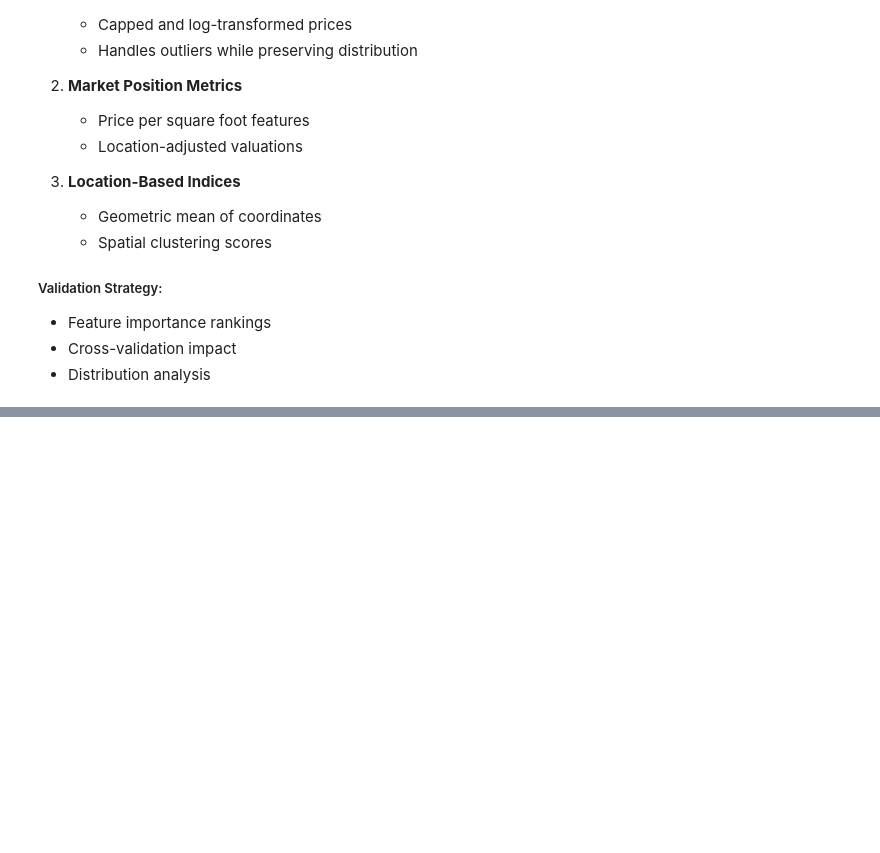
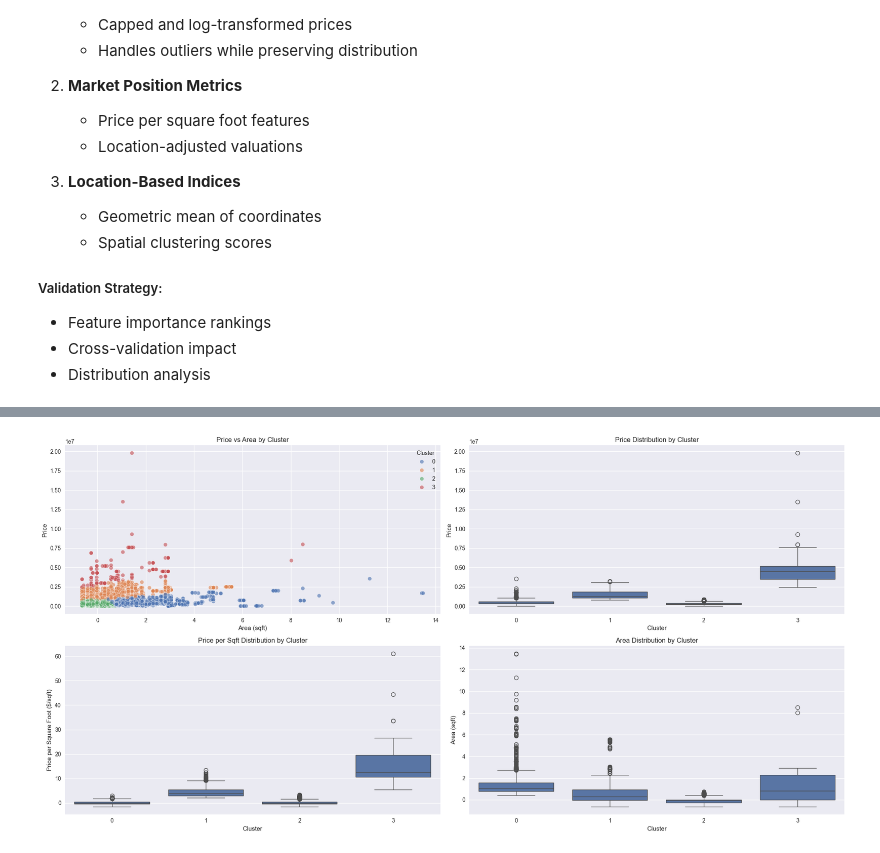
Before and after one commit to CSY2082-2425/assignment-1-ryantigi254, a Jupyter notebook: main_assginment.ipynb, the cells around one changed output, grey strips where cells are left out. Drawn from its saved outputs; the diff is of its cells as text; code cells hidden in the pictures; blank space fills up the shorter version.

```diff
--- a/main_assginment.ipynb
+++ b/main_assginment.ipynb
@@ -1443,0 +2160,99 @@ df_processed.to_csv('preprocessed_housing_dataset.csv', index=False)
+# %%
+import numpy as np
+import pandas as pd
+import matplotlib.pyplot as plt
+import seaborn as sns
+from sklearn.cluster import KMeans
+from sklearn.preprocessing import StandardScaler
+from sklearn.metrics import silhouette_score, calinski_harabasz_score, davies_bouldin_score
+from scipy import stats
+
+def analyze_housing_clusters(X_train, y_train, n_clusters=4):
+    # Prepare features for clustering
+    cluster_features = ['Price', 'Price per Square Foot ($/sqft)', 'Area (sqft)']
+    X_cluster = X_train[cluster_features].copy()
+
+    # Scale features
+    scaler = StandardScaler()
+    X_scaled = scaler.fit_transform(X_cluster)
+    X_scaled = pd.DataFrame(X_scaled, columns=cluster_features)
+
+    # Fit KMeans
+    kmeans = KMeans(n_clusters=n_clusters, n_init=10, random_state=42)
+    labels = kmeans.fit_predict(X_scaled)
+
+    # 1. Cluster Validation Metrics
+    metrics = {
+        'Silhouette': silhouette_score(X_scaled, labels),
+        'Calinski-Harabasz': calinski_harabasz_score(X_scaled, labels),
+        'Davies-Bouldin': davies_bouldin_score(X_scaled, labels)
+    }
+
+    # 2. Cluster Characteristics
+    X_cluster['Cluster'] = labels
+    cluster_stats = X_cluster.groupby('Cluster').agg({
+        'Price': ['mean', 'min', 'max', 'count'],
+        'Price per Square Foot ($/sqft)': ['mean', 'min', 'max'],
+        'Area (sqft)': ['mean', 'min', 'max']
+    })
+
+    # 3. Visualizations
+    fig = plt.figure(figsize=(20, 10))
+
+    # 3.1 Price vs Area Scatter
+    ax1 = plt.subplot(221)
+    sns.scatterplot(data=X_cluster, x='Area (sqft)', y='Price',
+                   hue='Cluster', palette='deep', alpha=0.6, ax=ax1)
+    ax1.set_title('Price vs Area by Cluster')
+
+    # 3.2 Price Distribution
+    ax2 = plt.subplot(222)
+    sns.boxplot(data=X_cluster, x='Cluster', y='Price', ax=ax2)
+    ax2.set_title('Price Distribution by Cluster')
+
+    # 3.3 Price per Sqft Distribution
+    ax3 = plt.subplot(223)
+    sns.boxplot(data=X_cluster, x='Cluster', y='Price per Square Foot ($/sqft)', ax=ax3)
+    ax3.set_title('Price per Sqft Distribution by Cluster')
+
+    # 3.4 Area Distribution
+    ax4 = plt.subplot(224)
+    sns.boxplot(data=X_cluster, x='Cluster', y='Area (sqft)', ax=ax4)
+    ax4.set_title('Area Distribution by Cluster')
+
+    plt.tight_layout()
+    plt.show()
+
+    # 4. Fixed Stability Analysis
+    n_bootstraps = 50
+    stability_scores = []
+
+    for i in range(n_bootstraps):
+        # Bootstrap sample
+        indices = np.random.randint(0, len(X_scaled), size=len(X_scaled))
+        X_boot = X_scaled.iloc[indices]
+
+        # Fit and predict
+        kmeans_boot = KMeans(n_clusters=n_clusters, n_init=10, random_state=i)
+        boot_labels = kmeans_boot.fit_predict(X_boot)
+
+        # Compare with original clustering
+        stability_scores.append(silhouette_score(X_boot, boot_labels))
+
+    stability = np.mean(stability_scores)
+
+    # Print Results
+    print("\nCluster Validation Metrics:")
+    for metric, score in metrics.items():
+        print(f"{metric} Score: {score:.3f}")
+
+    print(f"\nCluster Stability Score: {stability:.3f}")
+
+    print("\nCluster Characteristics:")
+    print(cluster_stats)
+
+    return kmeans, cluster_stats, metrics, stability
+
+# Run analysis
+kmeans, stats, metrics, stability = analyze_housing_clusters(X_train, y_train)
+# %% [output]
@@ -1443,0 +2260 @@ df_processed.to_csv('preprocessed_housing_dataset.csv', index=False)
+[figure, added]
```
Also changed, not shown: parts of 39 cells of this notebook, 17 other files.
